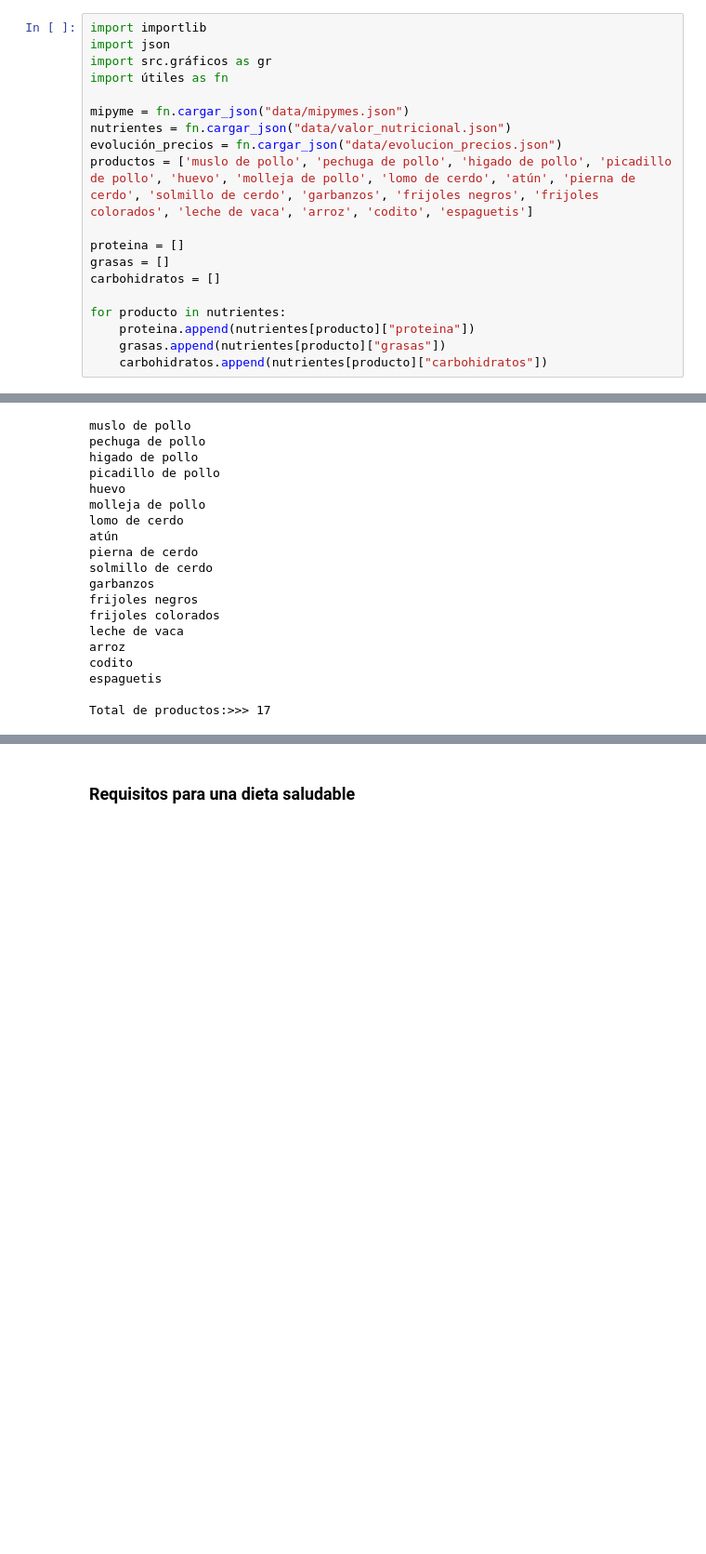
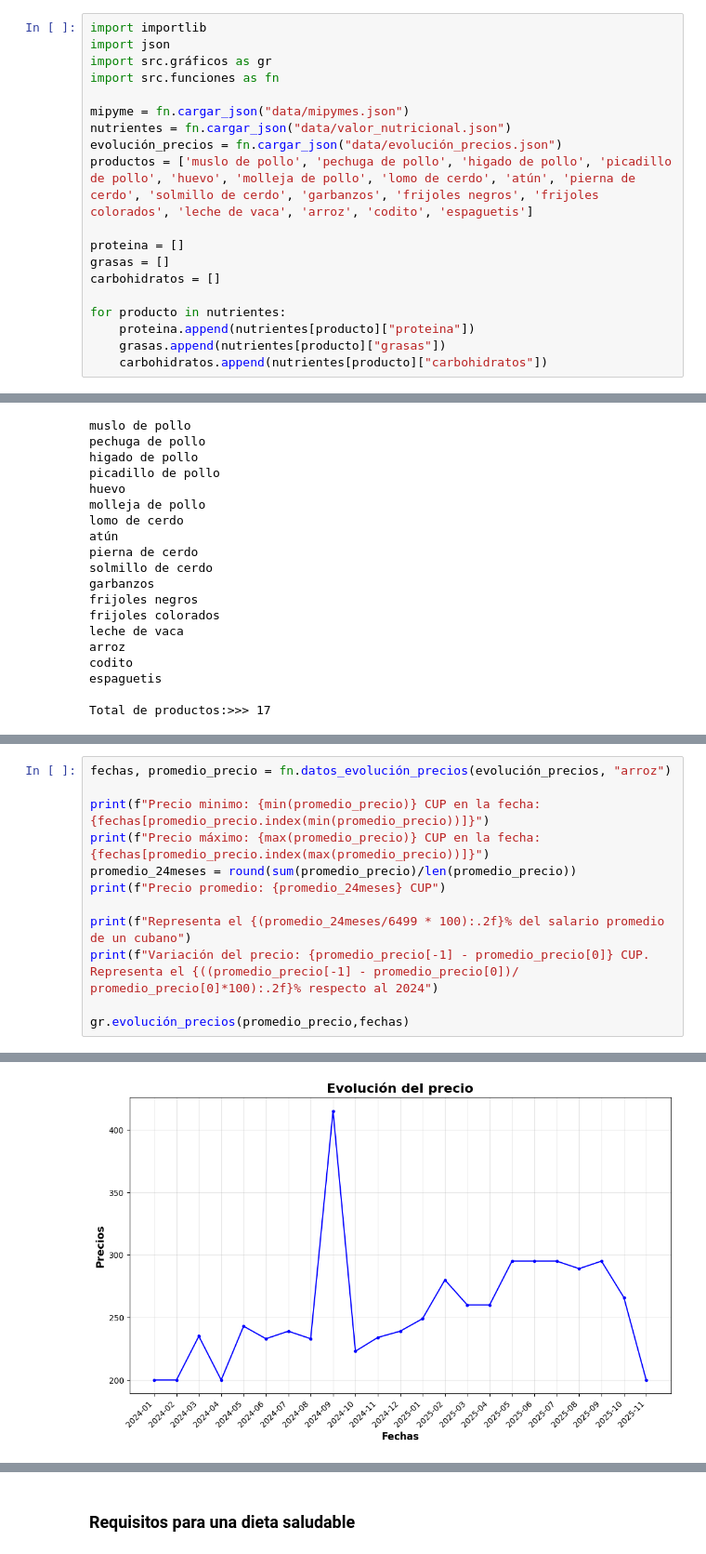
Before and after one commit to datascienceelias-png/proyecto_pipymes, a Jupyter notebook: analisis.ipynb, the cells around one changed output, grey strips where cells are left out. Shown at 93% size. Cells and saved outputs as stored; diff of their text form; blank space fills up the shorter version.

```diff
--- a/analisis.ipynb
+++ b/analisis.ipynb
@@ -19,11 +19,11 @@ En este proyecto se analizará de forma detallada el costo económico de los ali
 import importlib
 import json
 import src.gráficos as gr
-import útiles as fn
+import src.funciones as fn
 
 mipyme = fn.cargar_json("data/mipymes.json")
 nutrientes = fn.cargar_json("data/valor_nutricional.json")
-evolución_precios = fn.cargar_json("data/evolucion_precios.json")
+evolución_precios = fn.cargar_json("data/evolución_precios.json")
 productos = ['muslo de pollo', 'pechuga de pollo', 'higado de pollo', 'picadillo de pollo', 'huevo', 'molleja de pollo', 'lomo de cerdo', 'atún', 'pierna de cerdo', 'solmillo de cerdo', 'garbanzos', 'frijoles negros', 'frijoles colorados', 'leche de vaca', 'arroz', 'codito', 'espaguetis']
 
 proteina = []
@@ -66,0 +71,13 @@ Total de productos:>>> 17
+# %%
+fechas, promedio_precio = fn.datos_evolución_precios(evolución_precios, "arroz")
+
+print(f"Precio minimo: {min(promedio_precio)} CUP en la fecha: {fechas[promedio_precio.index(min(promedio_precio))]}")
+print(f"Precio máximo: {max(promedio_precio)} CUP en la fecha: {fechas[promedio_precio.index(max(promedio_precio))]}")
+promedio_24meses = round(sum(promedio_precio)/len(promedio_precio))
+print(f"Precio promedio: {promedio_24meses} CUP")
+
+print(f"Representa el {(promedio_24meses/6499 * 100):.2f}% del salario promedio de un cubano")
+print(f"Variación del precio: {promedio_precio[-1] - promedio_precio[0]} CUP. Representa el {((promedio_precio[-1] - promedio_precio[0])/ promedio_precio[0]*100):.2f}% respecto al 2024")
+
+gr.evolución_precios(promedio_precio,fechas)
+# %% [output]
@@ -67 +89,2 @@ Total de productos:>>> 17
+[figure, added]
 # %% [markdown]
```
Also changed, not shown: parts of 13 cells of this notebook, 3 other files.
